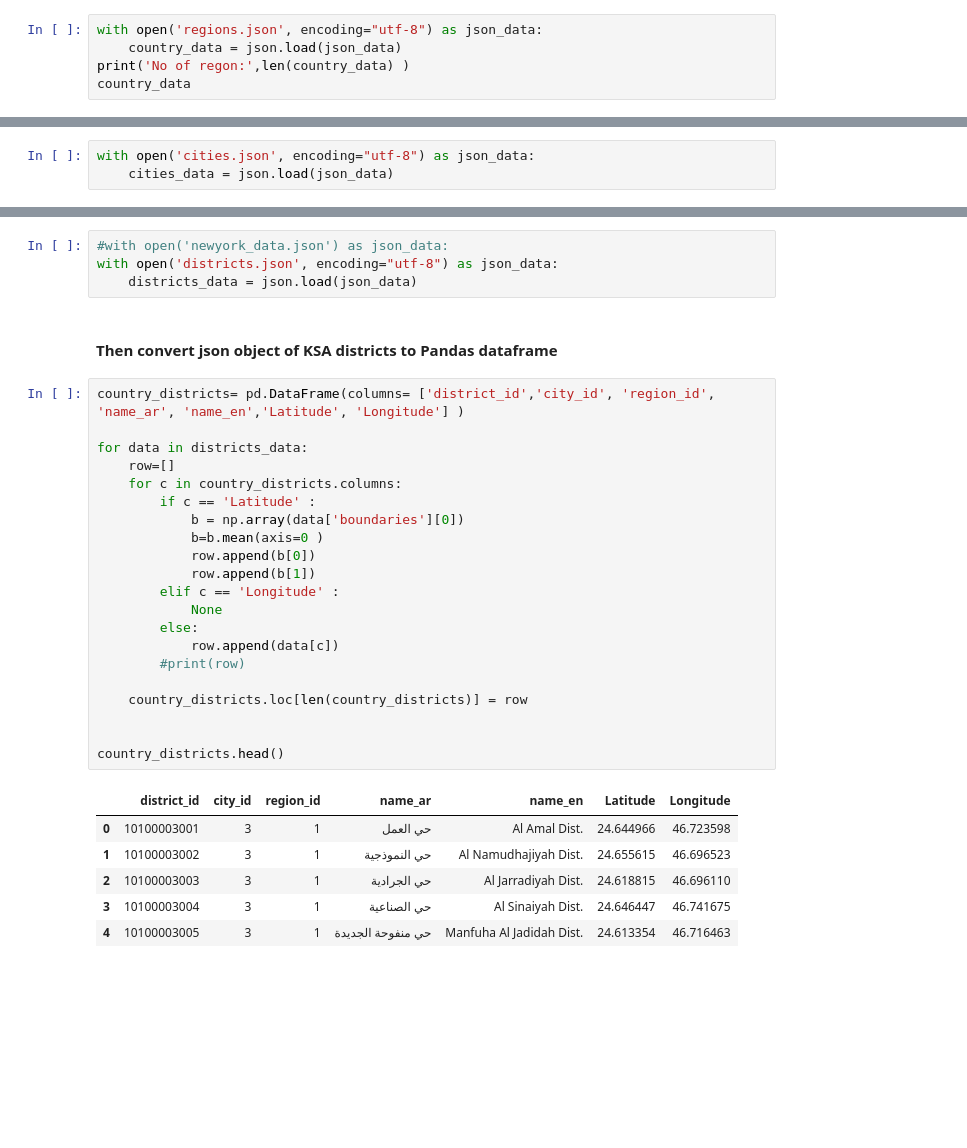
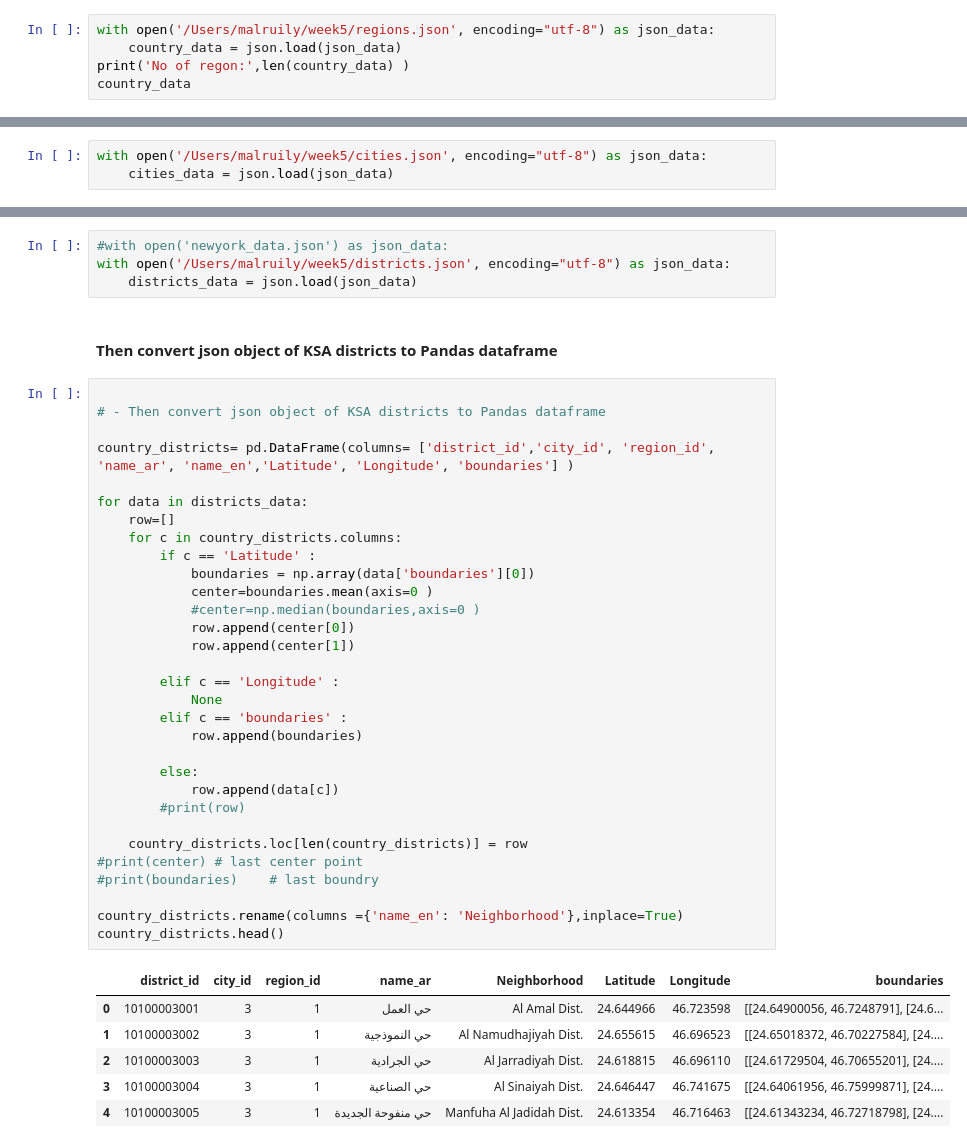
Before and after one commit to meshrif/Coursera_Capstone, a Jupyter notebook: Capsto_Project_Week4.ipynb, the cells around one changed output, grey strips where cells are left out. Cells and saved outputs as stored; diff of their text form; blank space fills up the shorter version.

```diff
--- a/Capsto_Project_Week4.ipynb
+++ b/Capsto_Project_Week4.ipynb
@@ -62,7 +65,7 @@ Libraries imported.
 # %% [markdown]
 #### Loading regions.json for extract KSA regions and explore it
 # %%
-with open('regions.json', encoding="utf-8") as json_data:
+with open('/Users/malruily/week5/regions.json', encoding="utf-8") as json_data:
     country_data = json.load(json_data)
 print('No of regon:',len(country_data) )
 country_data
@@ -95,7 +99,7 @@ country_regions.head()
 # %% [markdown]
 #### Loading cities.json for extract KSA cities and explore it
 # %%
-with open('cities.json', encoding="utf-8") as json_data:
+with open('/Users/malruily/week5/cities.json', encoding="utf-8") as json_data:
     cities_data = json.load(json_data)
 # %% [markdown]
 #### Then convert json object of KSA cities to Pandas dataframe
@@ -129,35 +136,45 @@ country_cities.head()
 #### Loading cities.json for extract KSA districts and explore it
 # %%
 #with open('newyork_data.json') as json_data:
-with open('districts.json', encoding="utf-8") as json_data:
+with open('/Users/malruily/week5/districts.json', encoding="utf-8") as json_data:
     districts_data = json.load(json_data)
 # %% [markdown]
 #### Then convert json object of KSA districts to Pandas dataframe
 # %%
-country_districts= pd.DataFrame(columns= ['district_id','city_id', 'region_id', 'name_ar', 'name_en','Latitude', 'Longitude'] )
+
+# - Then convert json object of KSA districts to Pandas dataframe
+
+country_districts= pd.DataFrame(columns= ['district_id','city_id', 'region_id', 'name_ar', 'name_en','Latitude', 'Longitude', 'boundaries'] )
 
 for data in districts_data:
     row=[]
     for c in country_districts.columns:
         if c == 'Latitude' :
-            b = np.array(data['boundaries'][0])
-            b=b.mean(axis=0 )
-            row.append(b[0])
-            row.append(b[1])
+            boundaries = np.array(data['boundaries'][0])
+            center=boundaries.mean(axis=0 )
+            #center=np.median(boundaries,axis=0 )
+            row.append(center[0])
+            row.append(center[1])
+
         elif c == 'Longitude' :
             None
+        elif c == 'boundaries' :
+            row.append(boundaries)
+
         else:
             row.append(data[c])
         #print(row)
 
     country_districts.loc[len(country_districts)] = row
+#print(center) # last center point
+#print(boundaries)    # last boundry
 
-
+country_districts.rename(columns ={'name_en': 'Neighborhood'},inplace=True)
 country_districts.head()
 # %% [output]
-|  | district_id | city_id | region_id | name_ar | name_en | Latitude | Longitude |
-| 0 | 10100003001 | 3 | 1 | حي العمل | Al Amal Dist. | 24.644966 | 46.723598 |
-| 1 | 10100003002 | 3 | 1 | حي النموذجية | Al Namudhajiyah Dist. | 24.655615 | 46.696523 |
-| 2 | 10100003003 | 3 | 1 | حي الجرادية | Al Jarradiyah Dist. | 24.618815 | 46.696110 |
-| 3 | 10100003004 | 3 | 1 | حي الصناعية | Al Sinaiyah Dist. | 24.646447 | 46.741675 |
-| 4 | 10100003005 | 3 | 1 | حي منفوحة الجديدة | Manfuha Al Jadidah Dist. | 24.613354 | 46.716463 |
+|  | district_id | city_id | region_id | name_ar | Neighborhood | Latitude | Longitude | boundaries |
+| 0 | 10100003001 | 3 | 1 | حي العمل | Al Amal Dist. | 24.644966 | 46.723598 | [[24.64900056, 46.7248791], [24.6... |
+| 1 | 10100003002 | 3 | 1 | حي النموذجية | Al Namudhajiyah Dist. | 24.655615 | 46.696523 | [[24.65018372, 46.70227584], [24.... |
+| 2 | 10100003003 | 3 | 1 | حي الجرادية | Al Jarradiyah Dist. | 24.618815 | 46.696110 | [[24.61729504, 46.70655201], [24.... |
+| 3 | 10100003004 | 3 | 1 | حي الصناعية | Al Sinaiyah Dist. | 24.646447 | 46.741675 | [[24.64061956, 46.75999871], [24.... |
+| 4 | 10100003005 | 3 | 1 | حي منفوحة الجديدة | Manfuha Al Jadidah Dist. | 24.613354 | 46.716463 | [[24.61343234, 46.72718798], [24.... |
```
Also changed, not shown: parts of 72 cells of this notebook.
